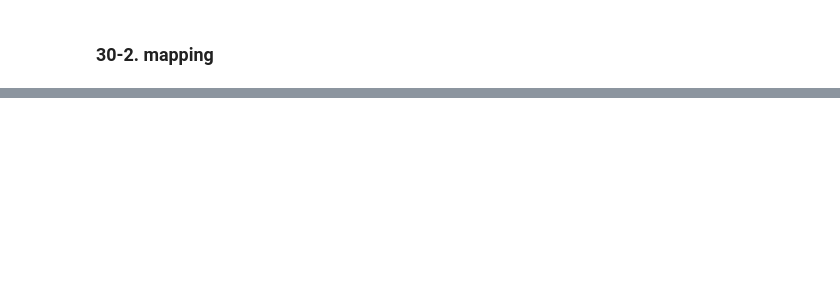
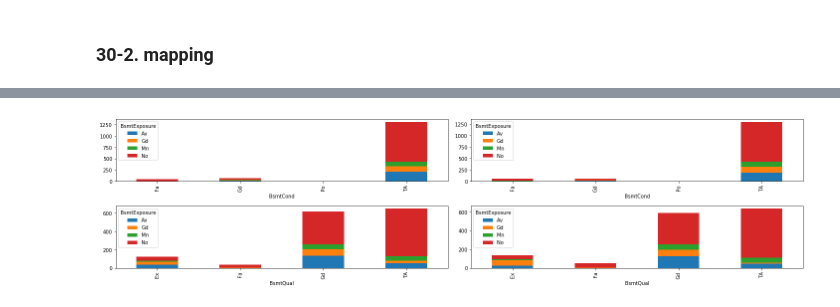
Before and after one commit to gjustin40/Kaggle, a Jupyter notebook: House-Prices/House_prices_part2.ipynb, the cells around one changed output, grey strips where cells are left out. Drawn from its saved outputs; the diff is of its cells as text; code cells hidden in the pictures; blank space fills up the shorter version.

```diff
--- a/House-Prices/House_prices_part2.ipynb
+++ b/House-Prices/House_prices_part2.ipynb
@@ -531,0 +403,9 @@ SaleCondition: Condition of sale
+# %%
+fig, axes = plt.subplots(2,2)
+train_raw[['BsmtCond', 'BsmtExposure']].groupby(['BsmtCond', 'BsmtExposure']).size().unstack().plot(kind = 'bar', stacked = True, figsize = (20,5), ax = axes[0][0])
+test_raw[['BsmtCond', 'BsmtExposure']].groupby(['BsmtCond', 'BsmtExposure']).size().unstack().plot(kind = 'bar', stacked = True, figsize = (20,5), ax = axes[0][1])
+train_raw[['BsmtQual', 'BsmtExposure']].groupby(['BsmtQual', 'BsmtExposure']).size().unstack().plot(kind = 'bar', stacked = True, figsize = (20,5), ax = axes[1][0])
+test_raw[['BsmtQual', 'BsmtExposure']].groupby(['BsmtQual', 'BsmtExposure']).size().unstack().plot(kind = 'bar', stacked = True, figsize = (20,5), ax = axes[1][1])
+plt.tight_layout()
+# %% [output]
+[figure, added]
```
Also changed, not shown: parts of 51 cells of this notebook.
